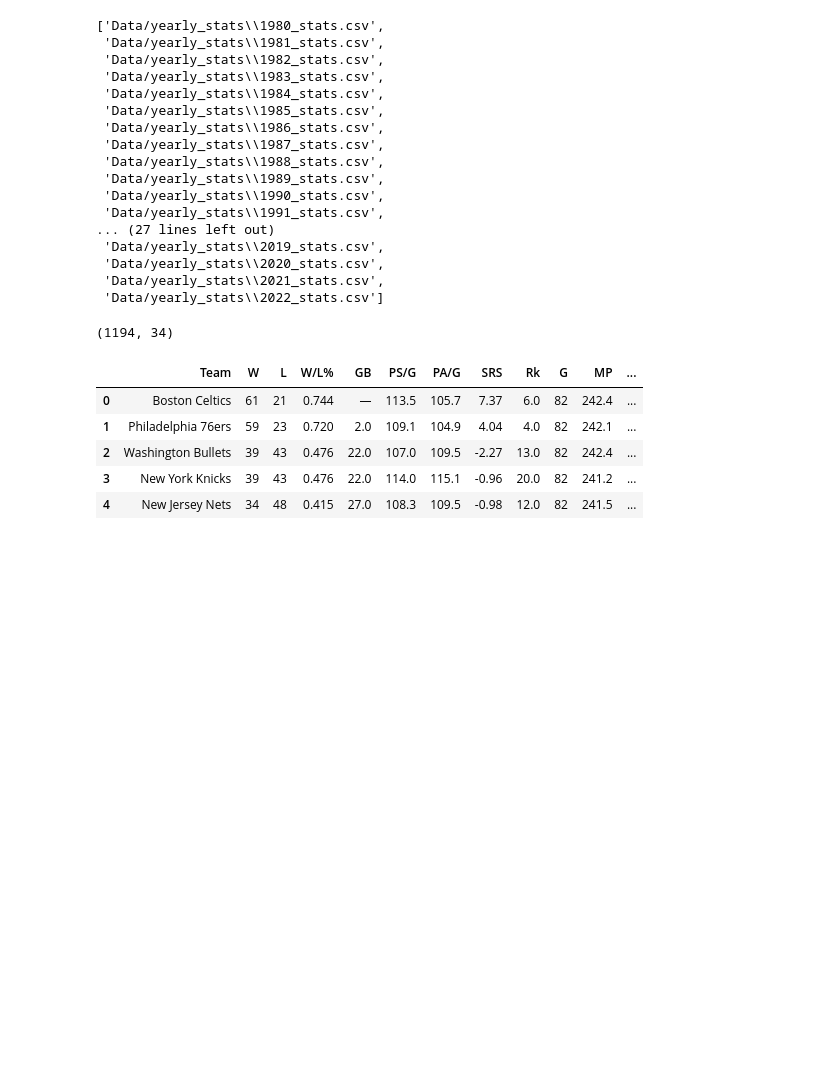
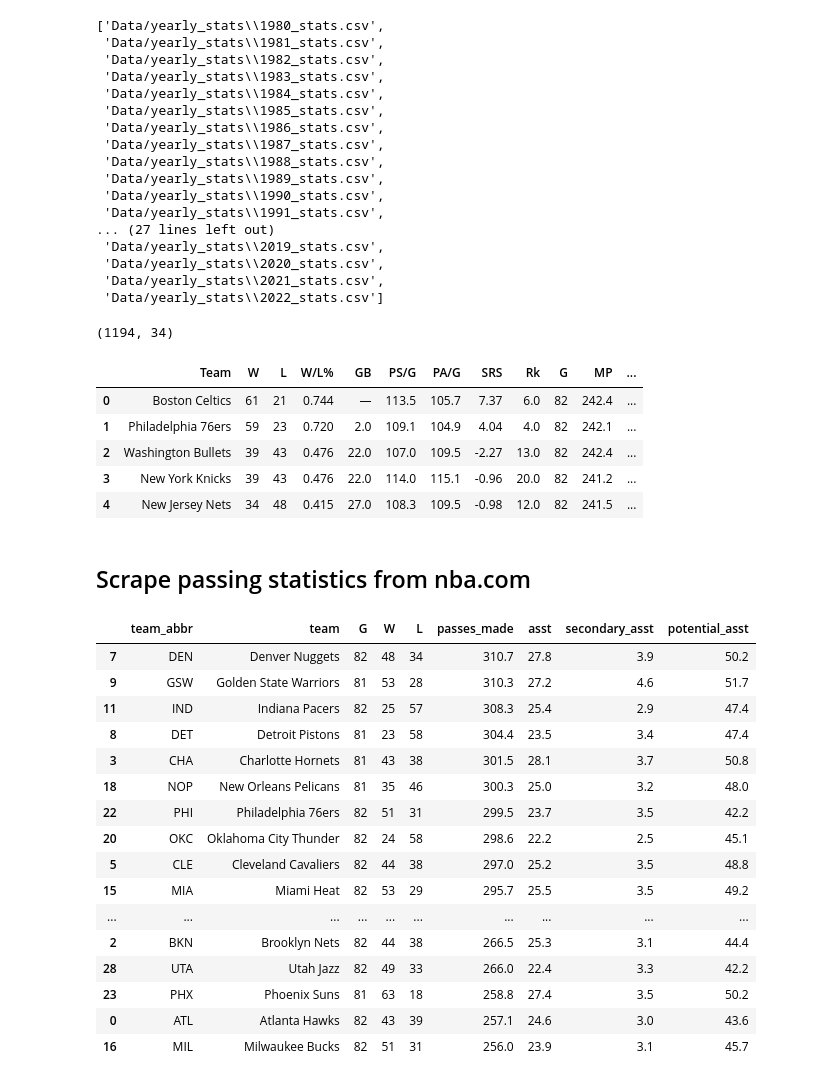
Before and after one commit to aothree/Assists-and-Winning, a Jupyter notebook: Data_Scraping.ipynb, the cells around one changed output. Cells and saved outputs as stored; diff of their text form; code cells hidden in the pictures; blank space fills up the shorter version.

Commit message:
got total passing data from nba.com

```diff
--- a/Data_Scraping.ipynb
+++ b/Data_Scraping.ipynb
@@ -206,3 +206,5 @@ mdf.head()
 | 4 | New Jersey Nets | 34 | 48 | 0.415 | 27.0 | 108.3 | 109.5 | -0.98 | 12.0 | 82 | 241.5 | ... |
 # %%
 mdf.to_csv('./Data/team_stats_1980_2022.csv')
+# %% [markdown]
+## Scrape passing statistics from nba.com
@@ -208,0 +226,20 @@ mdf.to_csv('./Data/team_stats_1980_2022.csv')
+# %%
+nba_df.sort_values(by = 'passes_made', ascending = False)
+# %% [output]
+|  | team_abbr | team | G | W | L | passes_made | asst | secondary_asst | potential_asst |
+| 7 | DEN | Denver Nuggets | 82 | 48 | 34 | 310.7 | 27.8 | 3.9 | 50.2 |
+| 9 | GSW | Golden State Warriors | 81 | 53 | 28 | 310.3 | 27.2 | 4.6 | 51.7 |
+| 11 | IND | Indiana Pacers | 82 | 25 | 57 | 308.3 | 25.4 | 2.9 | 47.4 |
+| 8 | DET | Detroit Pistons | 81 | 23 | 58 | 304.4 | 23.5 | 3.4 | 47.4 |
+| 3 | CHA | Charlotte Hornets | 81 | 43 | 38 | 301.5 | 28.1 | 3.7 | 50.8 |
+| 18 | NOP | New Orleans Pelicans | 81 | 35 | 46 | 300.3 | 25.0 | 3.2 | 48.0 |
+| 22 | PHI | Philadelphia 76ers | 82 | 51 | 31 | 299.5 | 23.7 | 3.5 | 42.2 |
+| 20 | OKC | Oklahoma City Thunder | 82 | 24 | 58 | 298.6 | 22.2 | 2.5 | 45.1 |
+| 5 | CLE | Cleveland Cavaliers | 82 | 44 | 38 | 297.0 | 25.2 | 3.5 | 48.8 |
+| 15 | MIA | Miami Heat | 82 | 53 | 29 | 295.7 | 25.5 | 3.5 | 49.2 |
+| ... | ... | ... | ... | ... | ... | ... | ... | ... | ... |
+| 2 | BKN | Brooklyn Nets | 82 | 44 | 38 | 266.5 | 25.3 | 3.1 | 44.4 |
+| 28 | UTA | Utah Jazz | 82 | 49 | 33 | 266.0 | 22.4 | 3.3 | 42.2 |
+| 23 | PHX | Phoenix Suns | 81 | 63 | 18 | 258.8 | 27.4 | 3.5 | 50.2 |
+| 0 | ATL | Atlanta Hawks | 82 | 43 | 39 | 257.1 | 24.6 | 3.0 | 43.6 |
+| 16 | MIL | Milwaukee Bucks | 82 | 51 | 31 | 256.0 | 23.9 | 3.1 | 45.7 |
```
Also changed, not shown: parts of 5 cells of this notebook, 11 other files.
